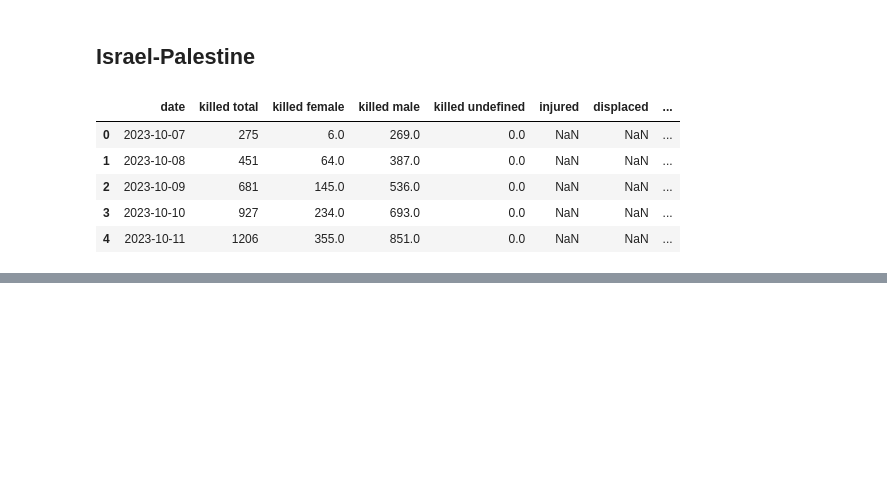
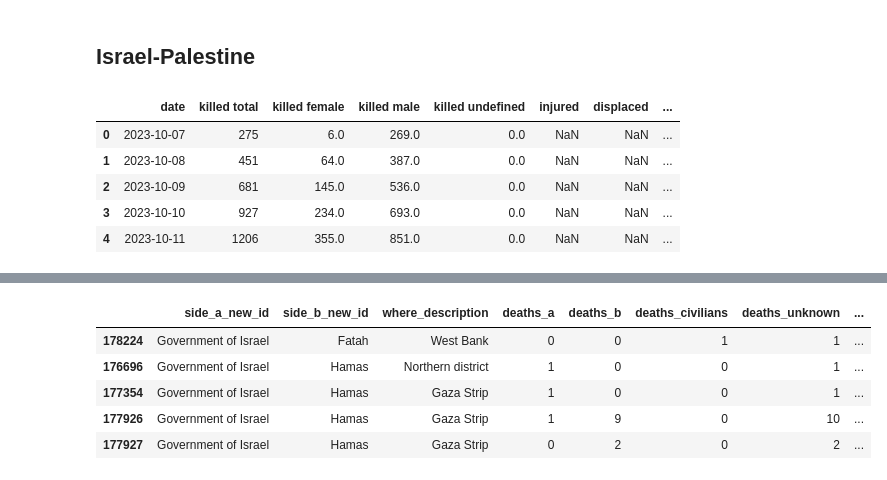
Before and after one commit to girofex/Data-Visualization-project, a Jupyter notebook: data/preprocessing/preprocessing3.ipynb, the cells around one changed output, grey strips where cells are left out. Saved outputs shown, nothing was run; the diff lists cells and outputs as text; code cells hidden in the pictures; blank space fills up the shorter version.

```diff
--- a/data/preprocessing/preprocessing3.ipynb
+++ b/data/preprocessing/preprocessing3.ipynb
@@ -31,0 +32,15 @@ plt.show()
+# %%
+fatalities = pd.read_csv('../csv/fatalities_israelpalestine.csv')
+# %%
+columns_to_keep = ['side_a_new_id', 'side_b_new_id', 'where_description', 'deaths_a', 'deaths_b', 'deaths_civilians', 'deaths_unknown', 'date_start']
+fatalities = fatalities[columns_to_keep]
+fatalities.sort_values(by='date_start', inplace=True)
+# %%
+fatalities.head()
+# %% [output]
+|  | side_a_new_id | side_b_new_id | where_description | deaths_a | deaths_b | deaths_civilians | deaths_unknown | ... |
+| 178224 | Government of Israel | Fatah | West Bank | 0 | 0 | 1 | 1 | ... |
+| 176696 | Government of Israel | Hamas | Northern district | 1 | 0 | 0 | 1 | ... |
+| 177354 | Government of Israel | Hamas | Gaza Strip | 1 | 0 | 0 | 1 | ... |
+| 177926 | Government of Israel | Hamas | Gaza Strip | 1 | 9 | 0 | 10 | ... |
+| 177927 | Government of Israel | Hamas | Gaza Strip | 0 | 2 | 0 | 2 | ... |
```
Also changed, not shown: parts of 4 cells of this notebook, 3 other files.
